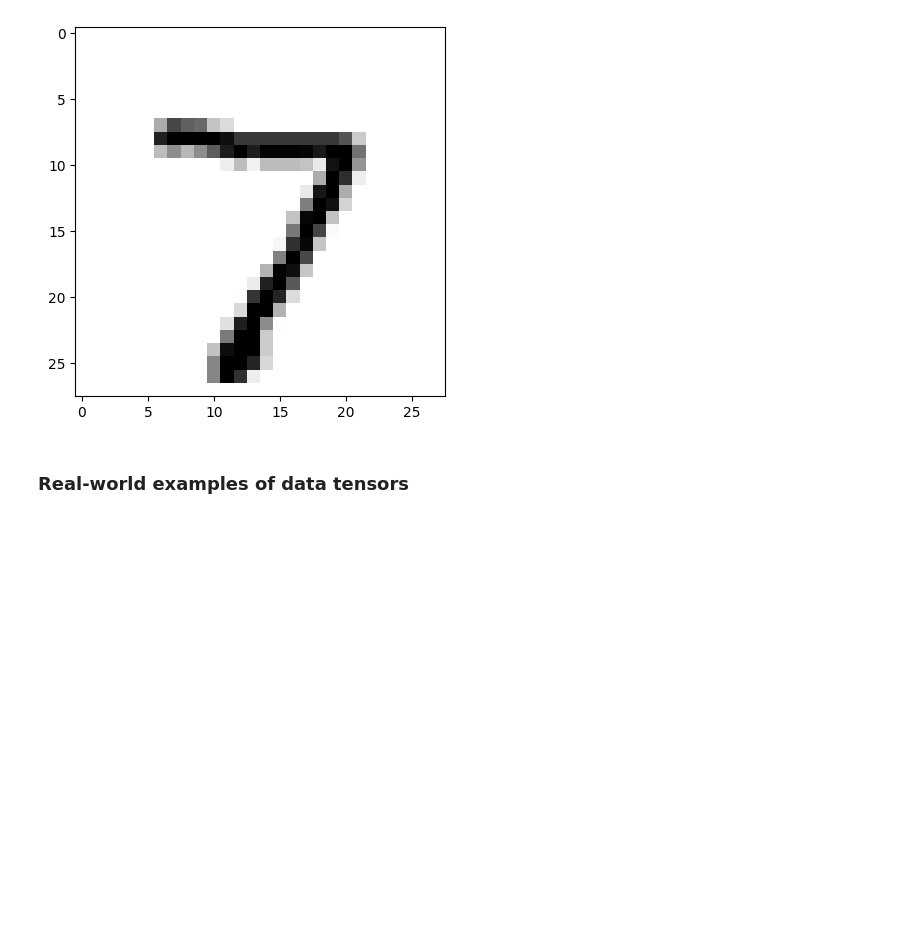
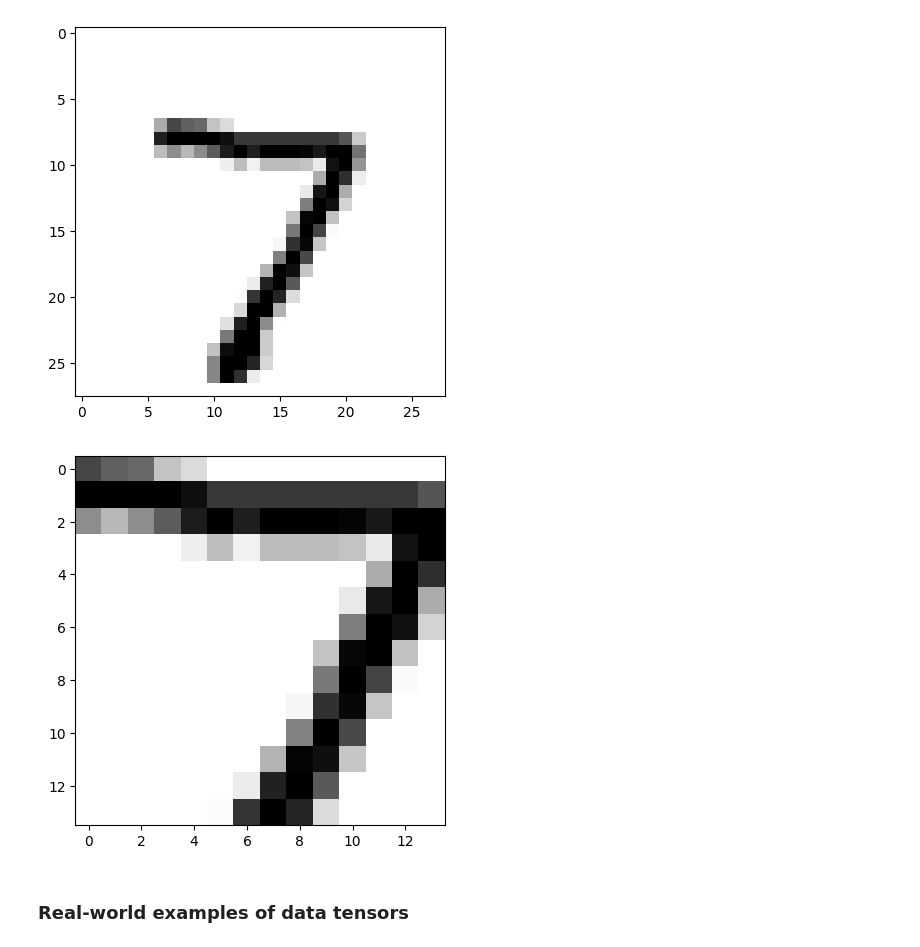
Before and after one commit to seohyun34/test, a Jupyter notebook: chapter02_mathematical_building_blocks_i.ipynb, the cells around one changed output. Cells and saved outputs as stored; diff of their text form; code cells hidden in the pictures; blank space fills up the shorter version.

```diff
--- a/chapter02_mathematical_building_blocks_i.ipynb
+++ b/chapter02_mathematical_building_blocks_i.ipynb
@@ -339,6 +350,13 @@ digit = test_images[0]
 flipped_digit = np.fliplr(digit) # 추가됨
 plt.imshow(flipped_digit, cmap=plt.cm.binary)
 plt.show()
+# %%
+digit = test_images[0] # 첫번째 이미지를 가져와서
+my_slice = digit[7:-7, 7:-7] # 첫번째 이미지(2차원)를 슬라이싱
+plt.imshow(my_slice, cmap=plt.cm.binary)
+plt.show()
+# %% [output]
+[figure, added]
 # %% [markdown]
 ### Real-world examples of data tensors
 # %% [markdown]
```
Also changed, not shown: parts of 2 cells of this notebook.
